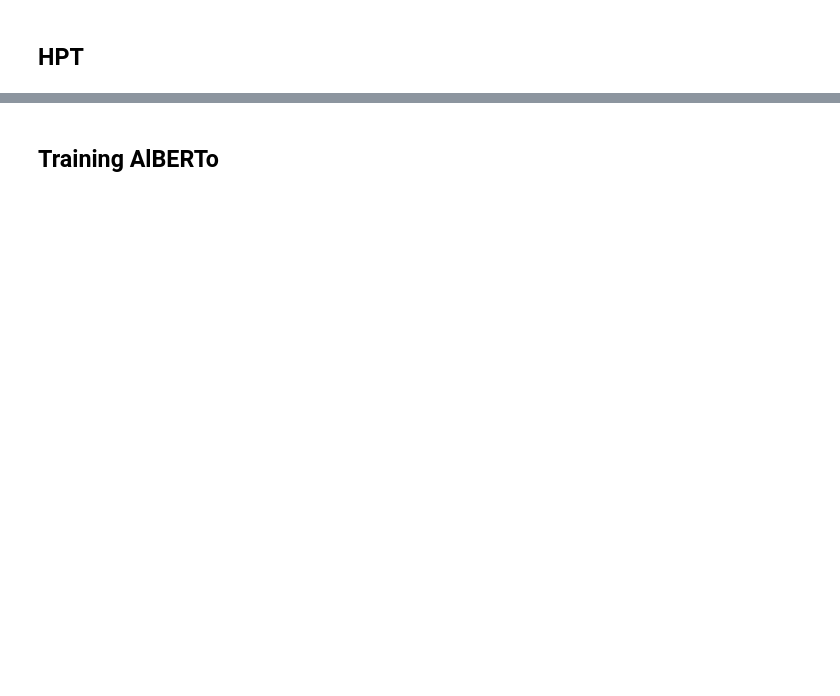
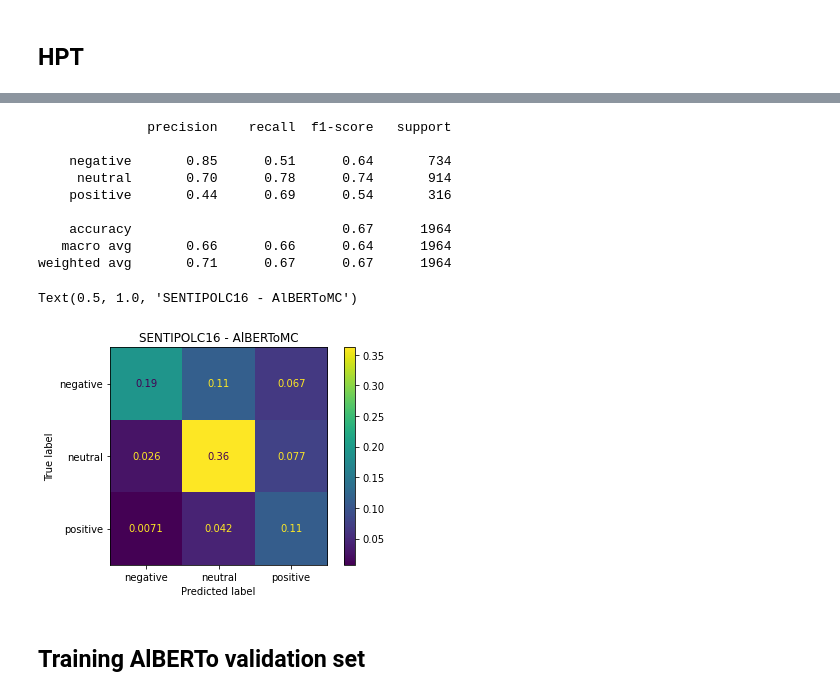
Before and after one commit to steveazzolin/NLU_final_project, a Jupyter notebook: AlBERTo multiclass.ipynb, the cells around one changed output, grey strips where cells are left out. Saved outputs shown, nothing was run; the diff lists cells and outputs as text; code cells hidden in the pictures; blank space fills up the shorter version.

Commit message:
Update Multiclass

```diff
--- a/AlBERTo multiclass.ipynb
+++ b/AlBERTo multiclass.ipynb
@@ -252,7 +252,7 @@ class MyNetMC(nn.Module):
         We stack another FC layer with Dropout on top of that, as reported in https://github.com/google-research/bert/blob/eedf5716ce1268e56f0a50264a88cafad334ac61/run_classifier.py#L574
     """
     def __init__(self, num_labels):
-        super(MyNetMC2, self).__init__()
+        super(MyNetMC, self).__init__()
 
         self.num_labels = num_labels
         self.model = copy.deepcopy(pretrained_model)#AutoModel.from_pretrained("m-polignano-uniba/bert_uncased_L-12_H-768_A-12_italian_alb3rt0")
@@ -277,11 +277,11 @@ class MyNetMCTuned(nn.Module):
         We stack another FC layer without Dropout on top of that, as reported in https://github.com/google-research/bert/blob/eedf5716ce1268e56f0a50264a88cafad334ac61/run_classifier.py#L574
     """
     def __init__(self, num_labels):
-        super(MyNetMC2, self).__init__()
+        super(MyNetMCTuned, self).__init__()
 
         self.num_labels = num_labels
         self.model = copy.deepcopy(pretrained_model)
-        self.linear1 = nn.Linear(768, 3)
+        self.linear = nn.Linear(768, 3)
 
         self.loss_fct = nn.CrossEntropyLoss()
 
@@ -428,5 +505,29 @@ for key, value in trial.params.items():
+# %%
+#load best model's params
+model = MyNetMC(3).to(device)
+model.load_state_dict(torch.load("data/models/alberto_multiclass.pt"))
+
+preds , trues = validation_epoch(model, None, test_loader, "test", logging=False)
+
+print(classification_report(trues, preds, target_names=["negative", "neutral", "positive"]))
+
+cm = confusion_matrix(trues, preds, normalize='all')
+ConfusionMatrixDisplay(confusion_matrix=cm, display_labels=["negative", "neutral", "positive"]).plot()
+plt.title("SENTIPOLC16 - AlBERToMC")
+# %% [output]
+              precision    recall  f1-score   support
+
+    negative       0.85      0.51      0.64       734
+     neutral       0.70      0.78      0.74       914
+    positive       0.44      0.69      0.54       316
+
+    accuracy                           0.67      1964
+   macro avg       0.66      0.66      0.64      1964
+weighted avg       0.71      0.67      0.67      1964
+Text(0.5, 1.0, 'SENTIPOLC16 - AlBERToMC')
+[figure, added]
 # %% [markdown]
-## Training AlBERTo
+## Training AlBERTo validation set
 # %%
 np.random.seed(0)
 torch.manual_seed(0)
```
Also changed, not shown: parts of 32 cells of this notebook.
